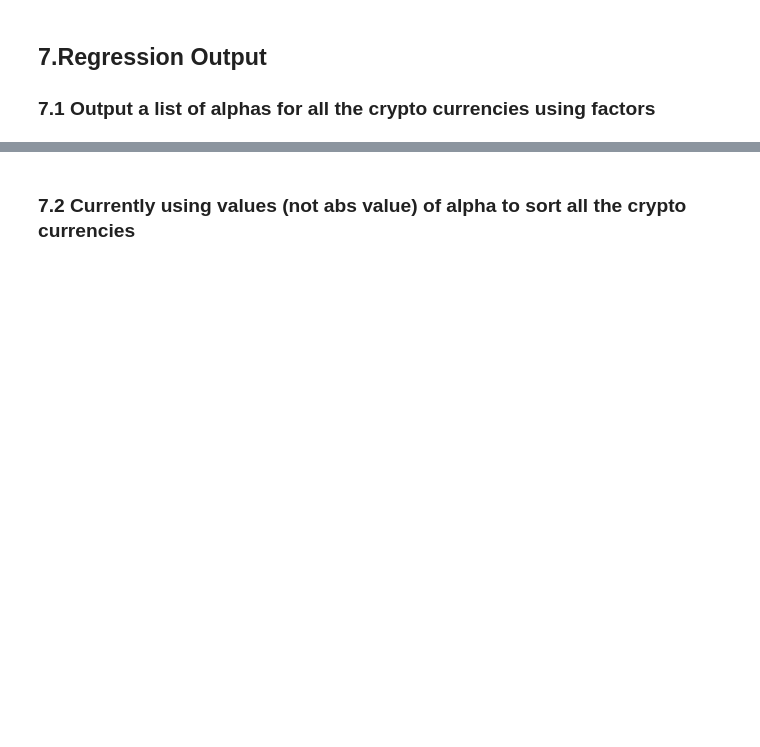
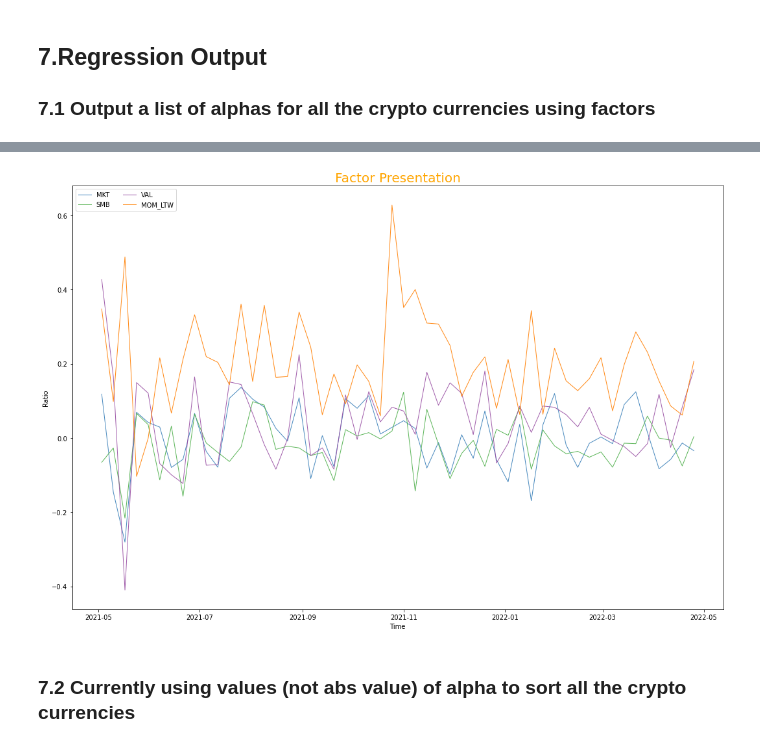
Before and after one commit to PracticumCrypto/C5-Analyzer, a Jupyter notebook: ALL.ipynb, the cells around one changed output, grey strips where cells are left out. Cells and saved outputs as stored; diff of their text form; code cells hidden in the pictures; blank space fills up the shorter version.

```diff
--- a/ALL.ipynb
+++ b/ALL.ipynb
@@ -1091,3 +973,23 @@ factors
+# %%
+from matplotlib.pyplot import figure
+
+plt.figure(figsize=(18,12))
+
+palette = plt.get_cmap('Set1')
+
+num=0
+for column in factors.drop('Date', axis=1):
+    num+=1
+    plt.plot(factors['Date'], factors[column], marker='', color=palette(num), linewidth=1, alpha=0.9, label=column)
+
+
+plt.legend(loc=2, ncol=2)
+plt.title("Factor Presentation", loc='center', fontsize=20, fontweight=0, color='orange')
+plt.xlabel("Time")
+plt.ylabel("Ratio")
+plt.show()
+# %% [output]
+[figure, added]
 # %% [markdown]
 ### 7.2 Currently using values (not abs value) of alpha to sort all the crypto currencies
 # %%
```
Also changed, not shown: parts of 47 cells of this notebook, 1 other file.
